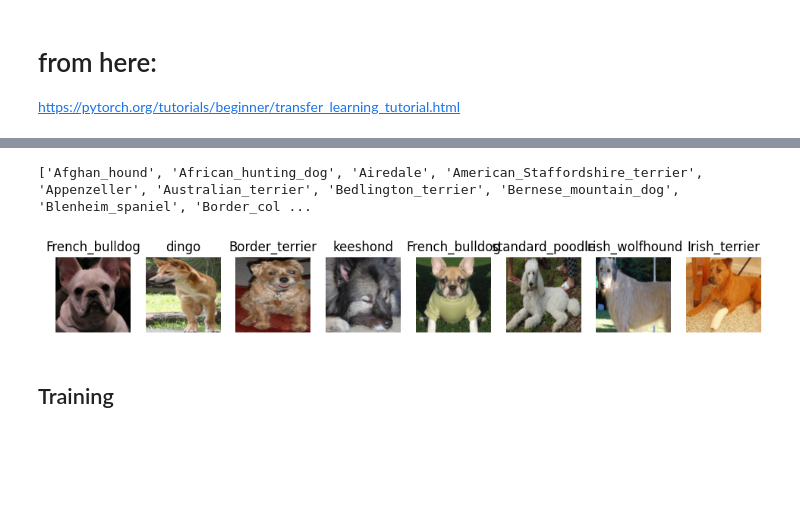
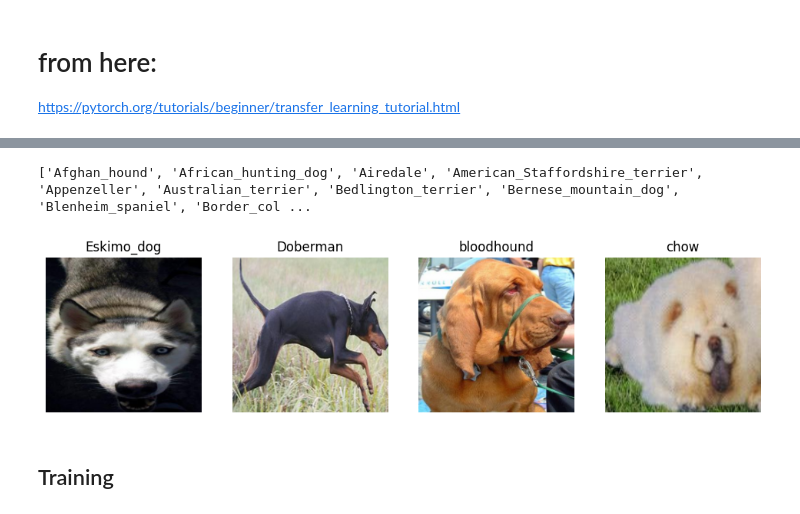
Before and after one commit to chaser164/ML_final_tyler_chase, a Jupyter notebook: transfer_learning.ipynb, the cells around one changed output, grey strips where cells are left out. Saved outputs shown, nothing was run; the diff lists cells and outputs as text; code cells hidden in the pictures; blank space fills up the shorter version.

```diff
--- a/transfer_learning.ipynb
+++ b/transfer_learning.ipynb
@@ -26,7 +36,8 @@ PROCESSED_DATASET_PATH = '/Users/chasereynders/Desktop/yale/academics/second-yea
 # %%
 # Define your own transformations
 transform = transforms.Compose([
-    transforms.Resize((128, 128)),  # Resize the images to a fixed size
+    transforms.Resize((224, 224)),  # Resize the images to a fixed size
+    transforms.RandomHorizontalFlip(),  # Randomly flip the image horizontally
     transforms.ToTensor(),           # Convert PIL Image to tensor
     transforms.Normalize((0.5, 0.5, 0.5), (0.5, 0.5, 0.5))  # Normalize
 ])
@@ -42,36 +53,36 @@ test_size = dataset_size - train_size
 dataset_sizes = {'train':train_size, 'val':test_size}
 
 # Split the dataset
 train_dataset, test_dataset = torch.utils.data.random_split(full_dataset, [train_size, test_size])
 
 # Define PyTorch data loaders
-train_loader = torch.utils.data.DataLoader(train_dataset, batch_size=8, shuffle=True, num_workers=2)
-test_loader = torch.utils.data.DataLoader(test_dataset, batch_size=8, shuffle=False, num_workers=2)
+train_loader = torch.utils.data.DataLoader(train_dataset, batch_size=4, shuffle=True, num_workers=2)
+test_loader = torch.utils.data.DataLoader(test_dataset, batch_size=4, shuffle=False, num_workers=2)
 
 dataloaders = {'train':train_loader, 'val':test_loader}
 
 # Visualize a sample image
 sample_images, sample_labels = next(iter(train_loader))
 sample_images = sample_images.numpy()
 sample_labels = sample_labels.numpy()
 
 # Denormalize the images
 sample_images = sample_images * 0.5 + 0.5
 
 # Define classes
 class_names = full_dataset.classes
 print(class_names)
 
 # Plot the images
 fig, axes = plt.subplots(1, len(sample_images), figsize=(12, 4))
 for idx, (image, label) in enumerate(zip(sample_images, sample_labels)):
     axes[idx].imshow(np.transpose(image, (1, 2, 0)))
     axes[idx].set_title(class_names[label])
     axes[idx].axis('off')
 plt.show()
 # %% [output]
 ['Afghan_hound', 'African_hunting_dog', 'Airedale', 'American_Staffordshire_terrier', 'Appenzeller', 'Australian_terrier', 'Bedlington_terrier', 'Bernese_mountain_dog', 'Blenheim_spaniel', 'Border_col ...
-[figure, old version]
+[figure, new version]
 # %% [markdown]
 ## Training
 # %%
```
Also changed, not shown: parts of 5 cells of this notebook, 1 other file.
